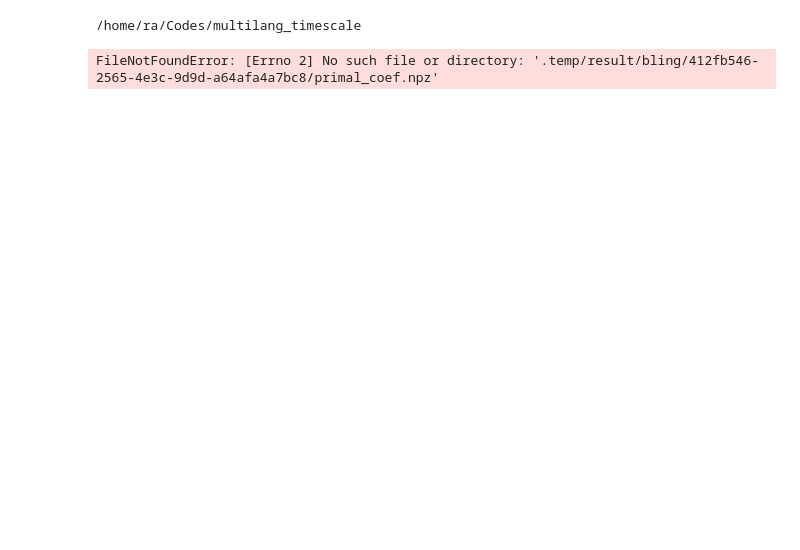
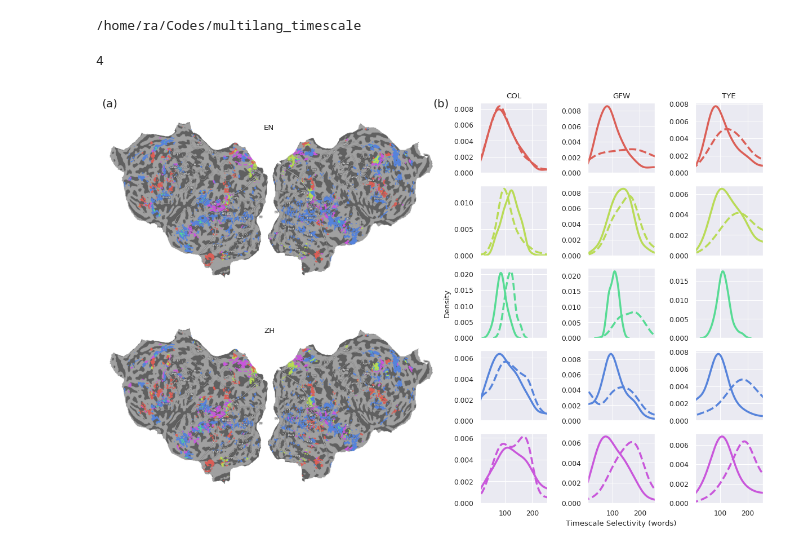
Before and after one commit to bramantyois/multilang_timescale, a Jupyter notebook: notebook/03_plots/07_semantic_map.ipynb, the cells around one changed output. Drawn from its saved outputs; the diff is of its cells as text; code cells hidden in the pictures; blank space fills up the shorter version.

Commit message:
agg semantic map updated

```diff
--- a/notebook/03_plots/07_semantic_map.ipynb
+++ b/notebook/03_plots/07_semantic_map.ipynb
@@ -221,11 +192,10 @@ for subject_id in subject_ids:
 # %%
 primal_weights = {}
 for subject_id in subject_ids:
-    primal_weights[subject_id] = get_primal_weight(vems[subject_id])
+    primal_weights[subject_id] = get_primal_weight(semantic_maps[subject_id])
-# %% [output]
-FileNotFoundError: [Errno 2] No such file or directory: '.temp/result/bling/412fb546-2565-4e3c-9d9d-a64afa4a7bc8/primal_coef.npz'
 # %%
 # loading fasttext embeddings
+centroids = np.load(cluster_centroids_file)
 
 en_fasttext = ".temp/misc/word_list/en_fasttext_embeddings.npy"
 zh_fasttext = ".temp/misc/word_list/zh_fasttext_embeddings.npy"
@@ -245,0 +228,8 @@ zh_fasttext_values = np.array(list(zh_fasttext.values()))
+# %%
+clustered_weights = {}
+for subject_id in subject_ids:
+    clustered_weights[subject_id] = cluster_weights(primal_weights[subject_id], centroids)
+# %%
+np.nanmax(clustered_weights['COL']['en'])
+# %% [output]
+4
@@ -245,0 +279,6 @@ zh_fasttext_values = np.array(list(zh_fasttext.values()))
+# %%
+timescales_per_clusters = {}
+
+for subject_id in subject_ids:
+    timescales_per_clusters[subject_id] = get_timescale_per_cluster(
+        clustered_weights[subject_id], timescales[subject_id], semantic_maps[subject_id], n_clusters=5, join_mode='lang')
@@ -245,0 +325,51 @@ zh_fasttext_values = np.array(list(zh_fasttext.values()))
+# %%
+fig = plt.figure(figsize=figsize_dict['double'])
+
+# gridspec
+gs = fig.add_gridspec(10, 4, width_ratios=[1.0, 0.2, 0.2, 0.2])
+
+ax_en_flatmap= fig.add_subplot(gs[:5, 0])
+ax_zh_flatmap = fig.add_subplot(gs[5:, 0])
+
+en_flatmap = plt.imread(os.path.join(image_dir, f"COL/en_cluster.png"))
+zh_flatmap = plt.imread(os.path.join(image_dir, f"COL/zh_cluster.png"))
+
+ax_en_flatmap.imshow(en_flatmap)
+ax_zh_flatmap.imshow(zh_flatmap)
+
+
+ax_en_flatmap.axis('off')
+ax_zh_flatmap.axis('off')
+
+# now second row for COL histogram,
+col_hist_axs = [fig.add_subplot(gs[i*2:(i+1)*2, 1]) for i in range(5)]
+col_hist_axs = plot_histograms(timescales_per_clusters, 'COL', axs=col_hist_axs, plot_ylabel=True)
+
+# now second row for GFW histogram,
+gfw_hist_axs = [fig.add_subplot(gs[i*2:(i+1)*2, 2]) for i in range(5)]
+gfw_hist_axs = plot_histograms(timescales_per_clusters, 'GFW', axs=gfw_hist_axs, plot_xlabel=True)
+
+# now second row for TYE histogram,
+tye_hist_axs = [fig.add_subplot(gs[i*2:(i+1)*2, 3]) for i in range(5)]
+tye_hist_axs = plot_histograms(timescales_per_clusters, 'TYE', axs=tye_hist_axs)
+
+# add (a) in the top left corner
+fig.text(0.01, 0.95, "(a)", fontsize=default_font_size*1.5)
+
+# add (b) in the the middle of the second row
+fig.text(0.5, 0.95, "(b)", fontsize=default_font_size*1.5)
+
+
+# add EN and ZH label
+fig.text(0.25, 0.9, "EN", fontsize=default_font_size)
+fig.text(0.25, 0.45, "ZH", fontsize=default_font_size)
+
+plt.tight_layout()
+
+fig_fn = os.path.join(image_dir, "timescale_cluster_agg.png")
+
+plt.savefig(fig_fn, dpi=300, bbox_inches='tight')
+
+plt.show()
+# %% [output]
+[figure, added]
```
Also changed, not shown: parts of 12 cells of this notebook, 1 other file.
